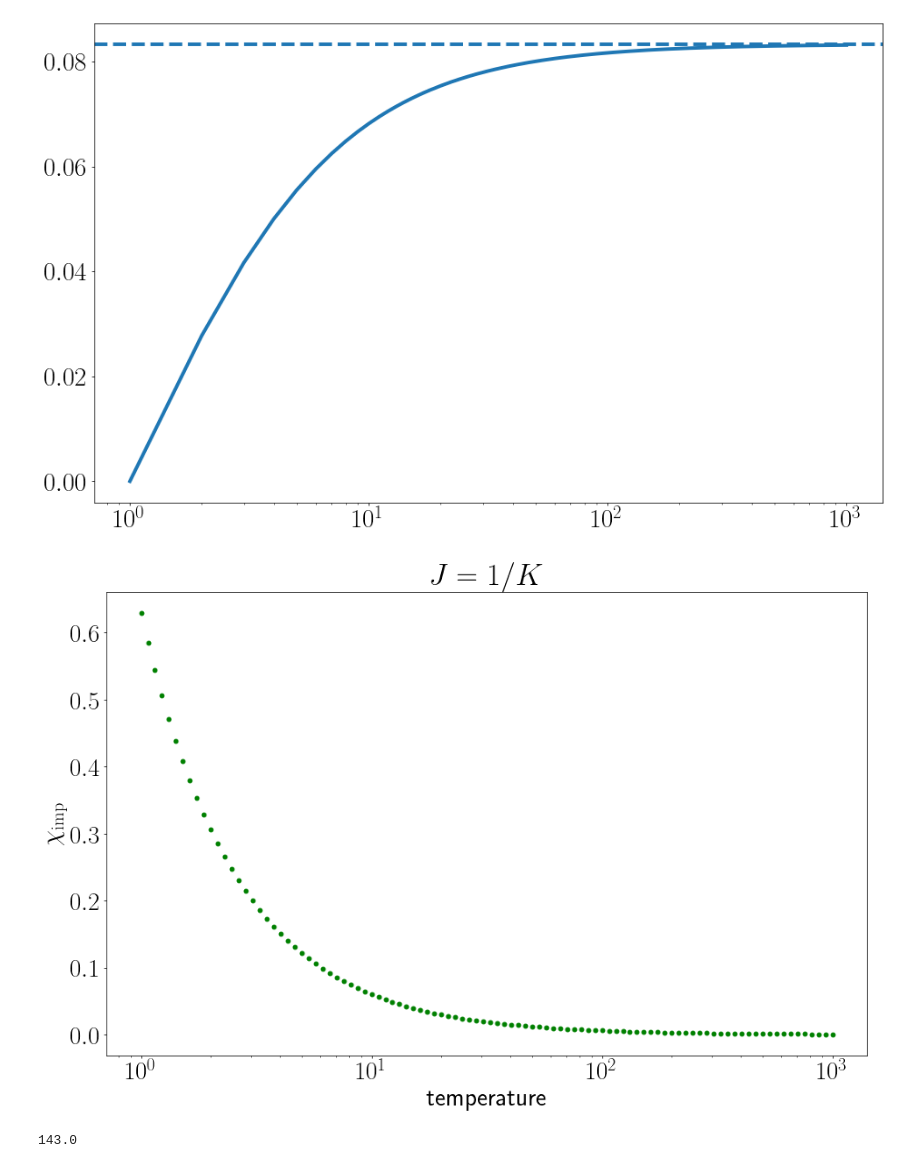
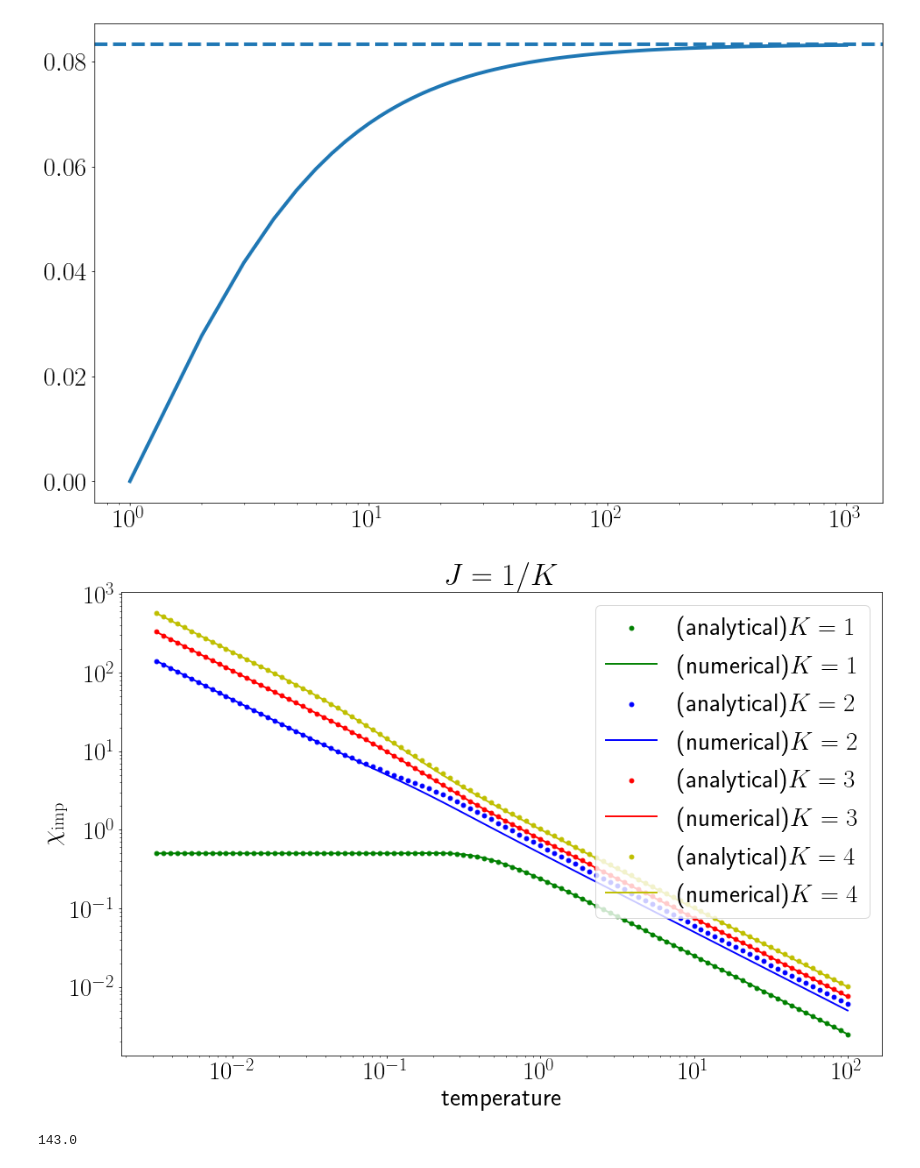
Before and after one commit to abhirup-m/Multichannel-Kondo-Project, a Jupyter notebook: numerics/chi.ipynb, the cells around one changed output. Saved outputs shown, nothing was run; the diff lists cells and outputs as text; code cells hidden in the pictures.

```diff
--- a/numerics/chi.ipynb
+++ b/numerics/chi.ipynb
@@ -128,28 +128,28 @@ plt.xscale("log")
 # %% [output]
 [figure]
 # %%
-T_range = 10**np.linspace(-2, 1, 100)
+T_range = 10**np.linspace(-2.5, 2, 100)
 K = 4
 J = 2
 cols = ['r', 'b', 'g', 'y']
-for K in range(1, 4):
+for K in range(1,5):
     cols = [cols[-1]] + cols[:-1]
     J = 1/K
     chi_ex = get_chi_exact_bath(J,K,T_range)
     chi_num = get_chi_num(J,K,T_range, pos=1)
     plt.scatter(T_range, chi_ex, marker='.', color=cols[-1], label=r"(analytical)$K={}$".format(K))
     plt.plot(T_range, chi_num, color=cols[-1], lw = 2, label=r"(numerical)$K={}$".format(K))
 
 plt.title(r"$J = 1/K$")
 plt.xscale("log")
 plt.yscale("log")
 plt.ylabel("$\chi_\mathrm{imp}$")
 plt.xlabel(r"temperature")
-# plt.legend()
+plt.legend()
 # plt.savefig("chi_mchannel.pdf", bbox_inches='tight')
 plt.show()
 # %% [output]
-[figure, old version]
+[figure, new version]
 # %%
 M = 6
 m = np.arange(-M, M)
```
Also changed, not shown: 7 other files.
